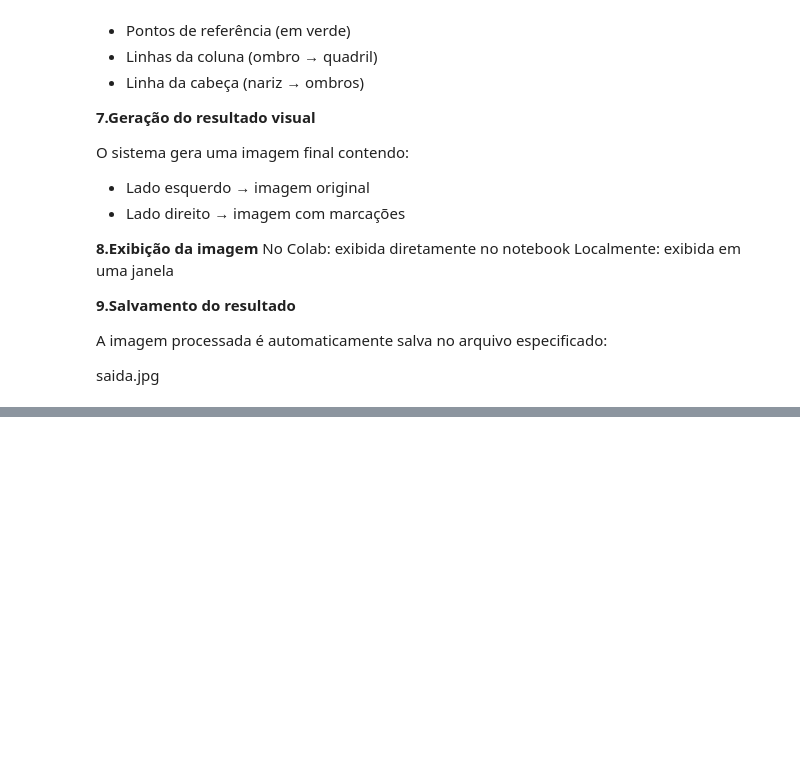
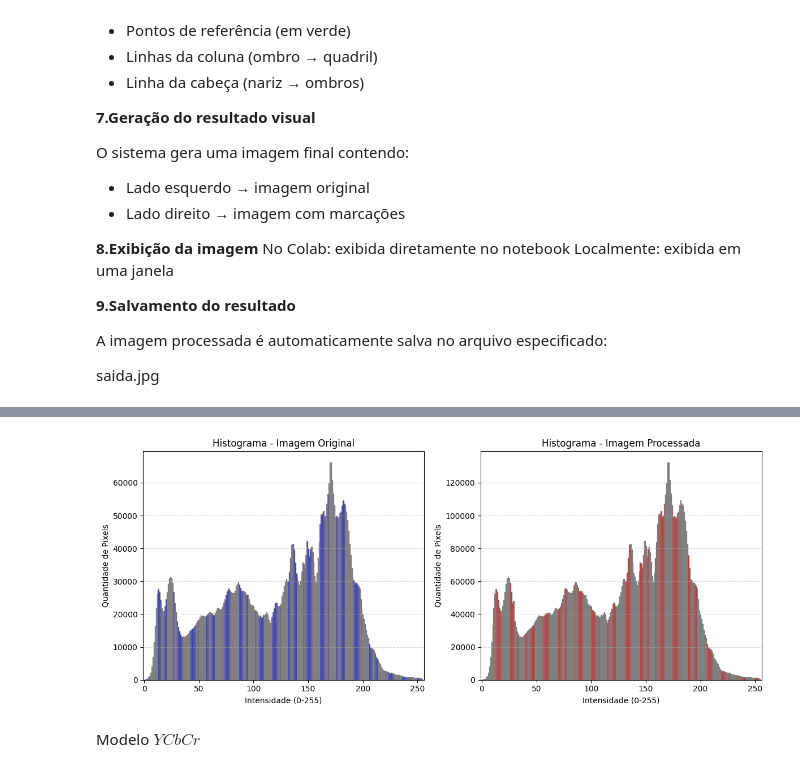
Before and after one commit to yoochuua/Processamento-digital-imagens, a Jupyter notebook: projeto/script.ipynb, the cells around one changed output, grey strips where cells are left out. Drawn from its saved outputs; the diff is of its cells as text; code cells hidden in the pictures; blank space fills up the shorter version.

```diff
--- a/projeto/script.ipynb
+++ b/projeto/script.ipynb
@@ -165,0 +140,46 @@ Successfully installed absl-py-2.4.0 cffi-2.0.0 contourpy-1.3.3 cycler-0.12.1 fl
+# %%
+import cv2 as cv
+import matplotlib.pyplot as plt
+
+def plot_histograms(original, processed):
+
+    # Converter para escala de cinza (contraste)
+    gray_original = cv.cvtColor(original, cv.COLOR_BGR2GRAY)
+    gray_processed = cv.cvtColor(processed, cv.COLOR_BGR2GRAY)
+
+    # Calcular histogramas
+    hist_original = cv.calcHist([gray_original], [0], None, [256], [0, 256])
+    hist_processed = cv.calcHist([gray_processed], [0], None, [256], [0, 256])
+
+    # Plot
+    plt.figure(figsize=(12,5))
+
+    # ORIGINAL
+    plt.subplot(1,2,1)
+    plt.bar(range(256), hist_original.flatten(), color='blue', edgecolor='gray')
+    plt.title('Histograma - Imagem Original')
+    plt.xlabel('Intensidade (0-255)')
+    plt.ylabel('Quantidade de Pixels')
+    plt.xlim([-1,256])
+    plt.grid(axis='y', linestyle='--', alpha=0.5)
+
+    # PROCESSADA
+    plt.subplot(1,2,2)
+    plt.bar(range(256), hist_processed.flatten(), color='red', edgecolor='gray')
+    plt.title('Histograma - Imagem Processada')
+    plt.xlabel('Intensidade (0-255)')
+    plt.ylabel('Quantidade de Pixels')
+    plt.xlim([-1,256])
+    plt.grid(axis='y', linestyle='--', alpha=0.5)
+
+    plt.tight_layout()
+    plt.show()
+# %%
+img_original = cv.imread('postura_incorreta.jpg')
+img_processada = cv.imread('saida_postura_incorreta.png')
+
+plot_histograms(img_original, img_processada)
+# %% [output]
+[figure, added]
+# %% [markdown]
+Modelo $YCbCr$
```
Also changed, not shown: parts of 20 cells of this notebook, 11 other files.
